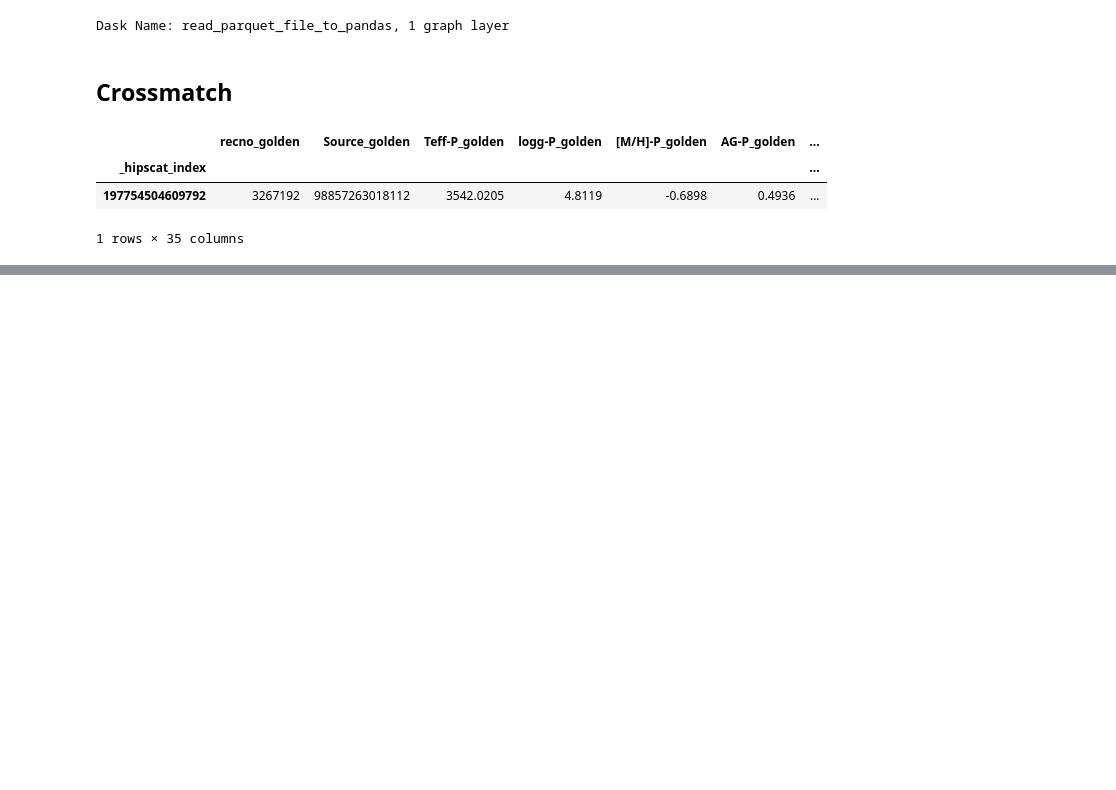
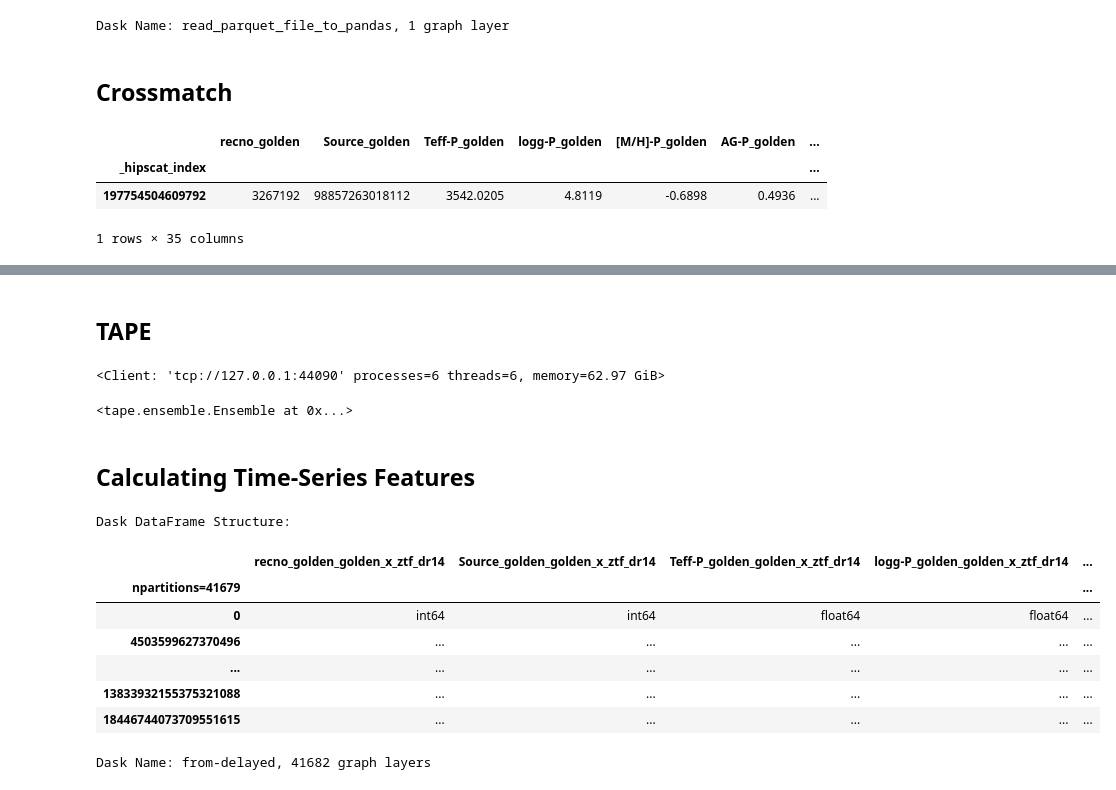
Before and after one commit to lincc-frameworks/MWGaia-DN_Introductory_School, a Jupyter notebook: vizier_LSDB_demo.ipynb, the cells around one changed output, grey strips where cells are left out. Saved outputs shown, nothing was run; the diff lists cells and outputs as text; code cells hidden in the pictures; blank space fills up the shorter version.

Commit message:
Issues with TAPE

```diff
--- a/vizier_LSDB_demo.ipynb
+++ b/vizier_LSDB_demo.ipynb
@@ -195,0 +224,30 @@ Wall time: 16.2 s
+# %% [markdown]
+## TAPE
+# %%
+# Initialize an Ensemble
+ens = Ensemble(client=client)
+ens.client_info()
+# %% [output]
+<Client: 'tcp://127.0.0.1:44090' processes=6 threads=6, memory=62.97 GiB>
+# %%
+# ColumnMapper Establishes which table columns map to timeseries quantities
+colmap = ColumnMapper(
+        id_col='_hipscat_index',
+        time_col='mjd',
+        flux_col='mag',
+        err_col='magerr',
+        band_col='band',
+      )
+
+ens.from_dask_dataframe(
+    source_frame=_sources._ddf,
+    object_frame=xmatch_golden_ztf_object._ddf,
+    column_mapper=colmap,
+    sync_tables=False, # Avoid doing an initial sync
+    sorted=True, # If the input data is already sorted by the chosen index
+    sort=False,
+)
+# %% [output]
+<tape.ensemble.Ensemble at 0x...>
+# %% [markdown]
+## Calculating Time-Series Features
@@ -195,0 +300,12 @@ Wall time: 16.2 s
+# %%
+_sources
+# %% [output]
+Dask DataFrame Structure:
+|  | recno_golden_golden_x_ztf_dr14 | Source_golden_golden_x_ztf_dr14 | Teff-P_golden_golden_x_ztf_dr14 | logg-P_golden_golden_x_ztf_dr14 | ... |
+| npartitions=41679 |  |  |  |  | ... |
+| 0 | int64 | int64 | float64 | float64 | ... |
+| 4503599627370496 | ... | ... | ... | ... | ... |
+| ... | ... | ... | ... | ... | ... |
+| 13833932155375321088 | ... | ... | ... | ... | ... |
+| 18446744073709551615 | ... | ... | ... | ... | ... |
+Dask Name: from-delayed, 41682 graph layers
```
Also changed, not shown: parts of 23 cells of this notebook.
